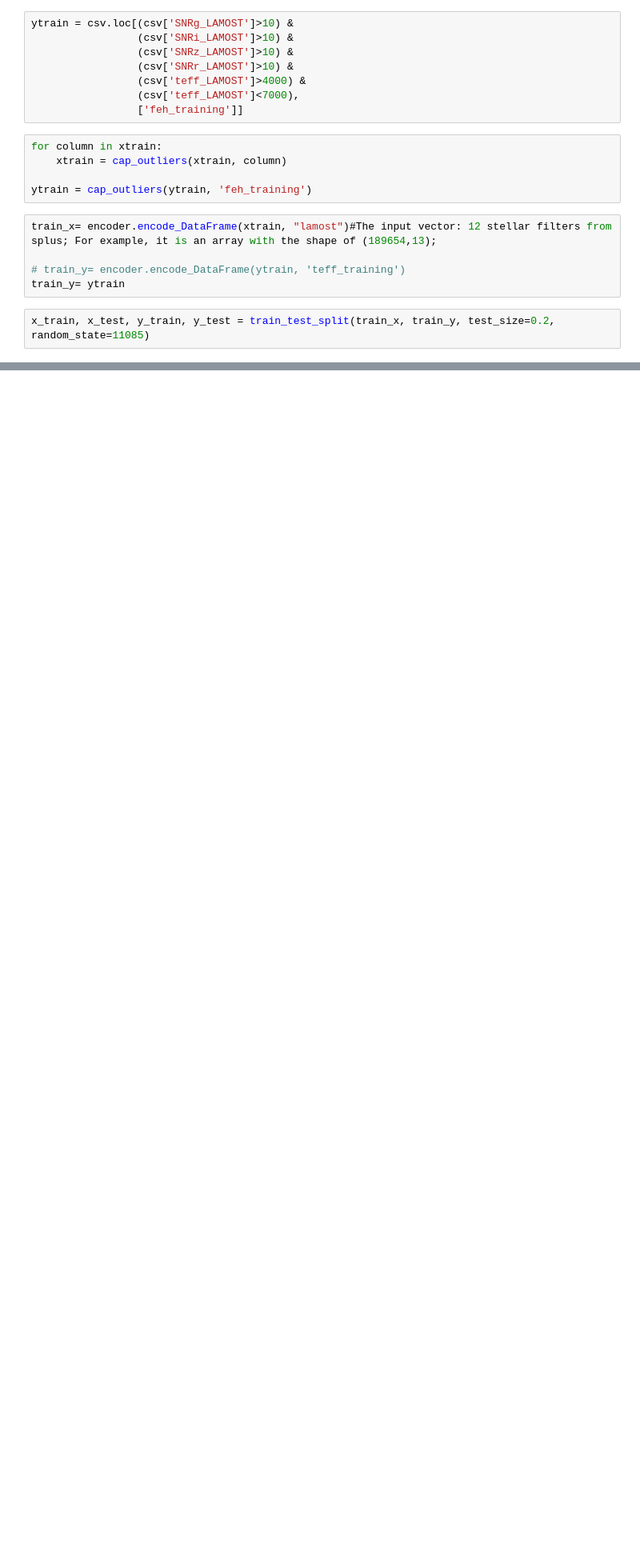
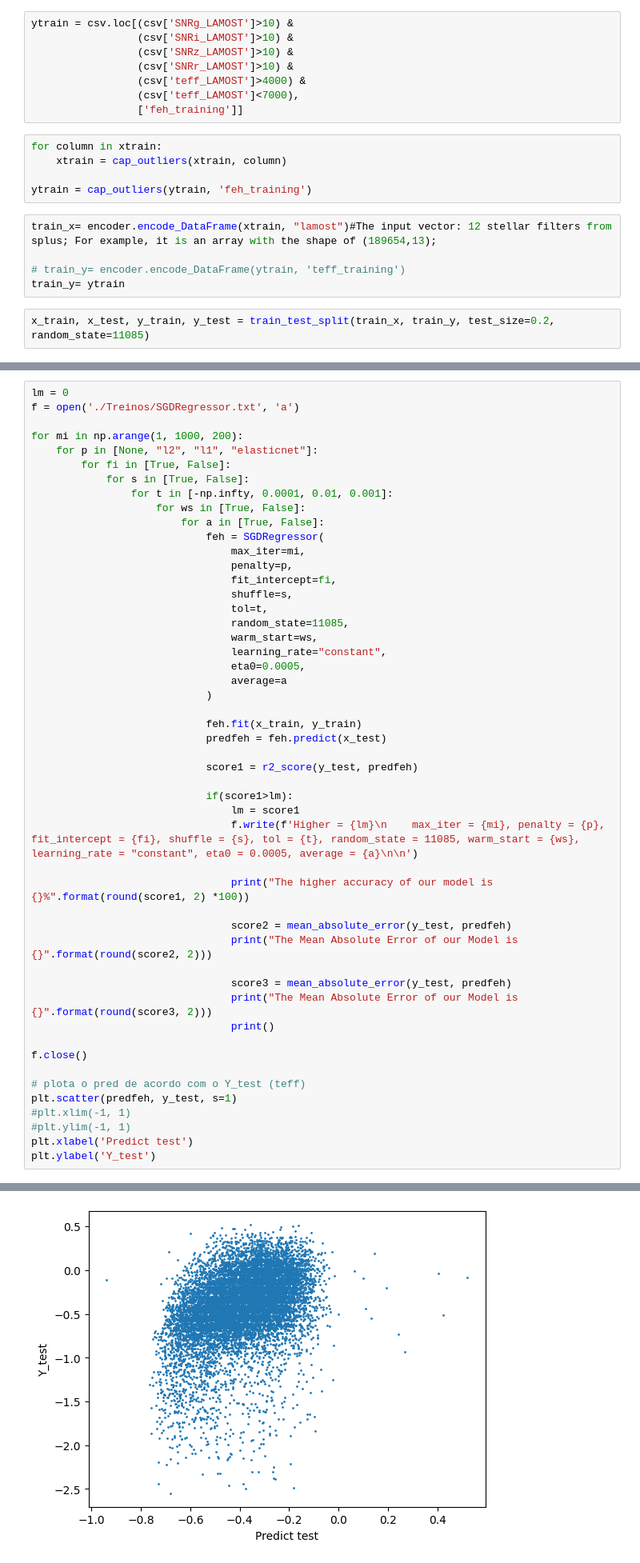
Before and after one commit to ceflopes/splusspectra, a Jupyter notebook: RedeNeural/OutrosMetodos.ipynb, the cells around one changed output, grey strips where cells are left out. Shown at 80% size. Drawn from its saved outputs; the diff is of its cells as text; blank space fills up the shorter version.

```diff
--- a/RedeNeural/OutrosMetodos.ipynb
+++ b/RedeNeural/OutrosMetodos.ipynb
@@ -504,0 +532,51 @@ print("The Mean Absolute Error of our Model is {}".format(round(score3, 2)))
+# %%
+lm = 0
+f = open('./Treinos/SGDRegressor.txt', 'a')
+
+for mi in np.arange(1, 1000, 200):
+    for p in [None, "l2", "l1", "elasticnet"]:
+        for fi in [True, False]:
+            for s in [True, False]:
+                for t in [-np.infty, 0.0001, 0.01, 0.001]:
+                    for ws in [True, False]:
+                        for a in [True, False]:
+                            feh = SGDRegressor(
+                                max_iter=mi,
+                                penalty=p,
+                                fit_intercept=fi,
+                                shuffle=s,
+                                tol=t,
+                                random_state=11085,
+                                warm_start=ws,
+                                learning_rate="constant",
+                                eta0=0.0005,
+                                average=a
+                            )
+
+                            feh.fit(x_train, y_train)
+                            predfeh = feh.predict(x_test)
+
+                            score1 = r2_score(y_test, predfeh)
+
+                            if(score1>lm):
+                                lm = score1
+                                f.write(f'Higher = {lm}\n    max_iter = {mi}, penalty = {p}, fit_intercept = {fi}, shuffle = {s}, tol = {t}, random_state = 11085, warm_start = {ws}, learning_rate = "constant", eta0 = 0.0005, average = {a}\n\n')
+
+                                print("The higher accuracy of our model is {}%".format(round(score1, 2) *100))
+
+                                score2 = mean_absolute_error(y_test, predfeh)
+                                print("The Mean Absolute Error of our Model is {}".format(round(score2, 2)))
+
+                                score3 = mean_absolute_error(y_test, predfeh)
+                                print("The Mean Absolute Error of our Model is {}".format(round(score3, 2)))
+                                print()
+
+f.close()
+
+# plota o pred de acordo com o Y_test (teff)
+plt.scatter(predfeh, y_test, s=1)
+#plt.xlim(-1, 1)
+#plt.ylim(-1, 1)
+plt.xlabel('Predict test')
+plt.ylabel('Y_test')
+# %% [output]
@@ -504,0 +601 @@ print("The Mean Absolute Error of our Model is {}".format(round(score3, 2)))
+[figure, added]
```
Also changed, not shown: parts of 30 cells of this notebook.
